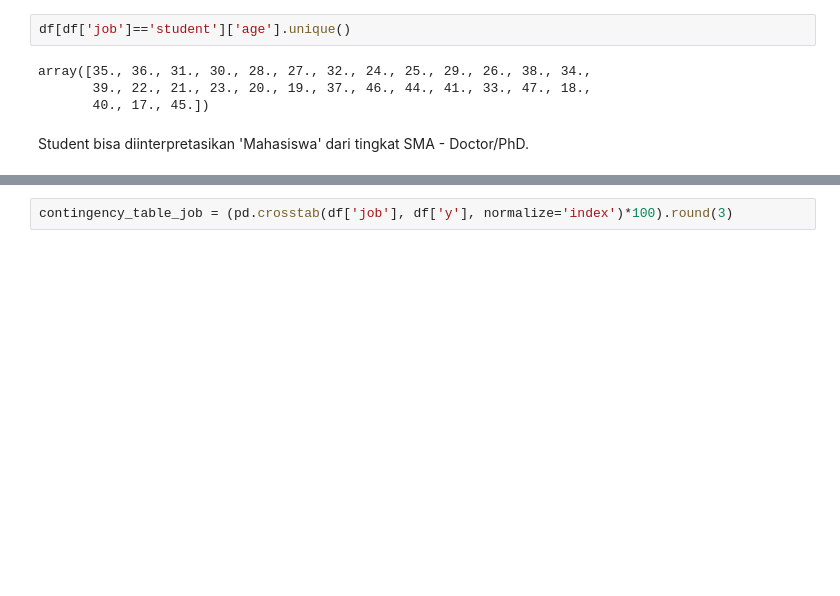
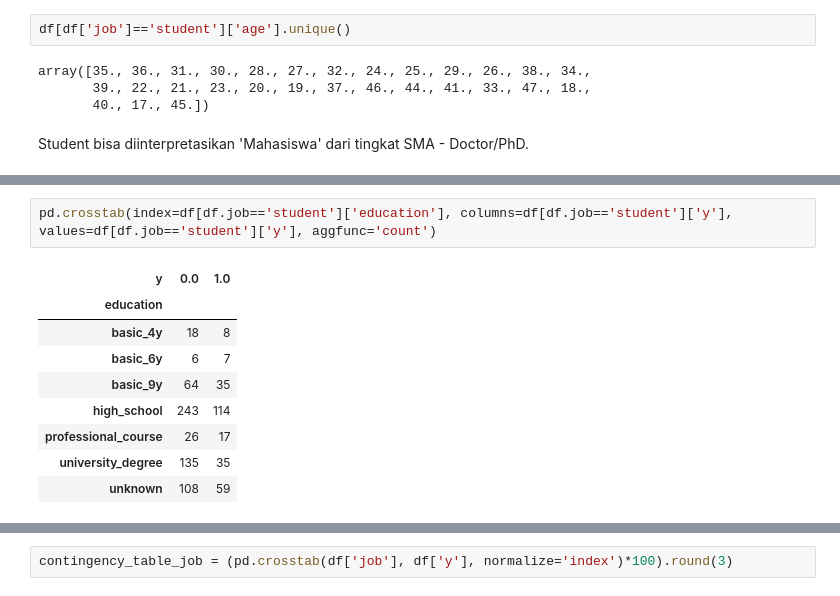
Before and after one commit to clarentcelsia/Analytics, a Jupyter notebook: ml/bank_telemarketing.ipynb, the cells around one changed output, grey strips where cells are left out. Cells and saved outputs as stored; diff of their text form; blank space fills up the shorter version.

```diff
--- a/ml/bank_telemarketing.ipynb
+++ b/ml/bank_telemarketing.ipynb
@@ -627,0 +631,12 @@ array(['university_degree', 'basic_9y', nan, 'high_school', 'basic_4y',
+# %%
+pd.crosstab(index=df[df.job=='student']['education'], columns=df[df.job=='student']['y'], values=df[df.job=='student']['y'], aggfunc='count')
+# %% [output]
+| y | 0.0 | 1.0 |
+| education |  |  |
+| basic_4y | 18 | 8 |
+| basic_6y | 6 | 7 |
+| basic_9y | 64 | 35 |
+| high_school | 243 | 114 |
+| professional_course | 26 | 17 |
+| university_degree | 135 | 35 |
+| unknown | 108 | 59 |
```
Also changed, not shown: parts of 14 cells of this notebook.
